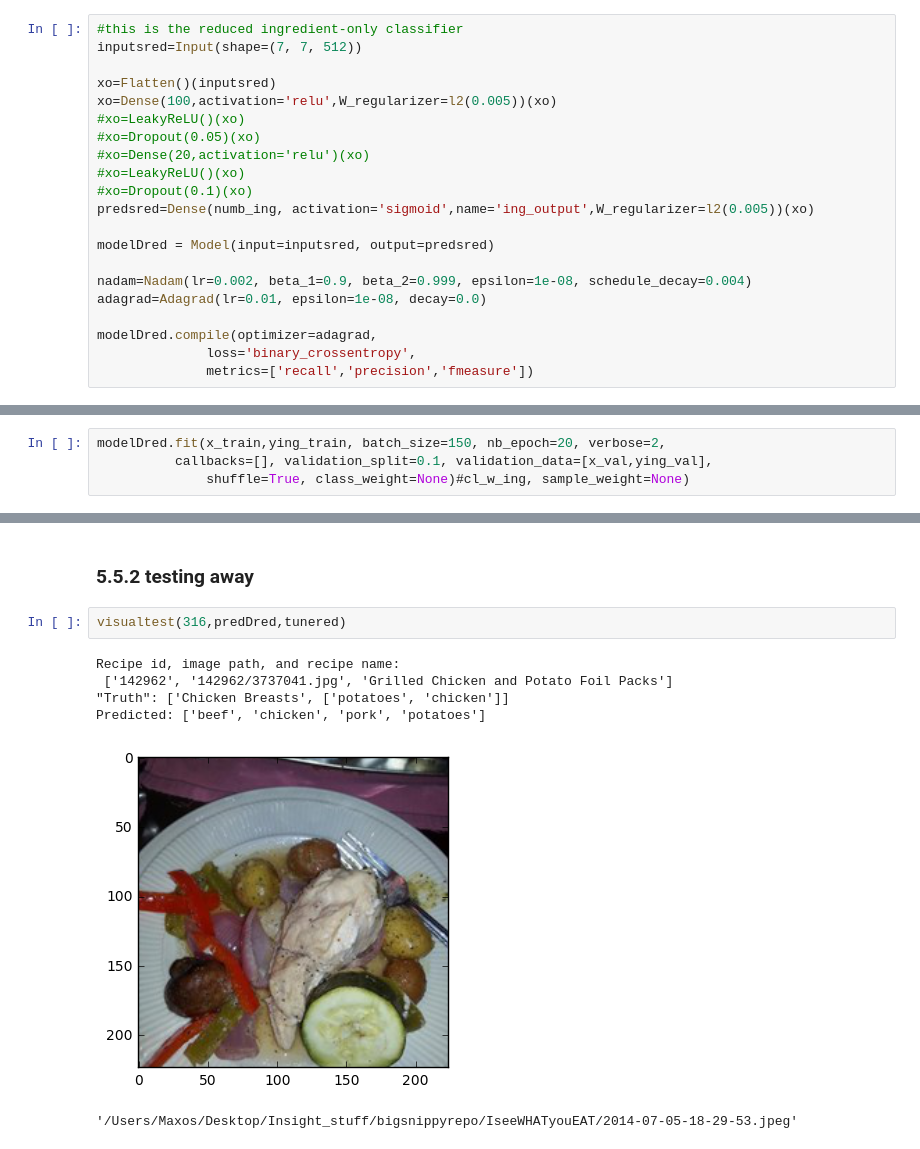
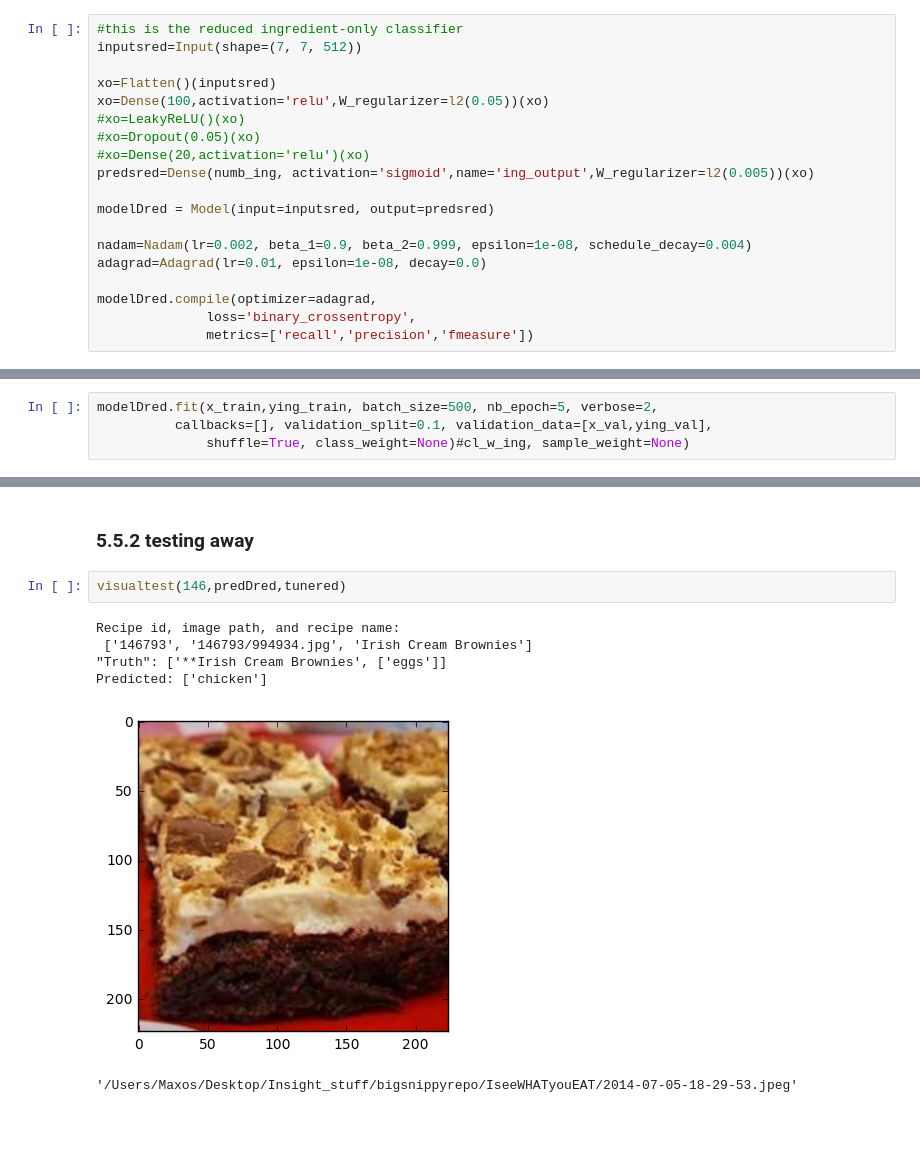
Before and after one commit to AndreaMassari/deep_ingredient_recognition, a Jupyter notebook: Main_Script.ipynb, the cells around one changed output, grey strips where cells are left out. Cells and saved outputs as stored; diff of their text form.

```diff
--- a/Main_Script.ipynb
+++ b/Main_Script.ipynb
@@ -700,12 +725,10 @@ modelD.compile(optimizer='rmsprop',
 inputsred=Input(shape=(7, 7, 512))
 
 xo=Flatten()(inputsred)
-xo=Dense(100,activation='relu',W_regularizer=l2(0.005))(xo)
+xo=Dense(100,activation='relu',W_regularizer=l2(0.05))(xo)
 #xo=LeakyReLU()(xo)
 #xo=Dropout(0.05)(xo)
 #xo=Dense(20,activation='relu')(xo)
-#xo=LeakyReLU()(xo)
-#xo=Dropout(0.1)(xo)
 predsred=Dense(numb_ing, activation='sigmoid',name='ing_output',W_regularizer=l2(0.005))(xo)
 
 modelDred = Model(input=inputsred, output=predsred)
@@ -741,7 +758,7 @@ modelD.count_params(),modelDred.count_params(),modelDredrand.count_params()
 # %% [markdown]
 ## 5.2 Fitting the models
 # %%
-modelDred.fit(x_train,ying_train, batch_size=150, nb_epoch=20, verbose=2,
+modelDred.fit(x_train,ying_train, batch_size=500, nb_epoch=5, verbose=2,
           callbacks=[], validation_split=0.1, validation_data=[x_val,ying_val],
               shuffle=True, class_weight=None)#cl_w_ing, sample_weight=None)
 # %% [output]
@@ -903,13 +960,13 @@ predD=modelD.predict(x_test, verbose=1)
 # %% [markdown]
 ### 5.5.2 testing away
 # %%
-visualtest(316,predDred,tunered)
+visualtest(146,predDred,tunered)
 # %% [output]
 Recipe id, image path, and recipe name:
- ['142962', '142962/3737041.jpg', 'Grilled Chicken and Potato Foil Packs']
-"Truth": ['Chicken Breasts', ['potatoes', 'chicken']]
-Predicted: ['beef', 'chicken', 'pork', 'potatoes']
+ ['146793', '146793/994934.jpg', 'Irish Cream Brownies']
+"Truth": ['**Irish Cream Brownies', ['eggs']]
+Predicted: ['chicken']
-[figure, old version]
+[figure, new version]
 # %%
 # %% [output]
 '/Users/Maxos/Desktop/Insight_stuff/bigsnippyrepo/IseeWHATyouEAT/2014-07-05-18-29-53.jpeg'
```
Also changed, not shown: parts of 37 cells of this notebook.
